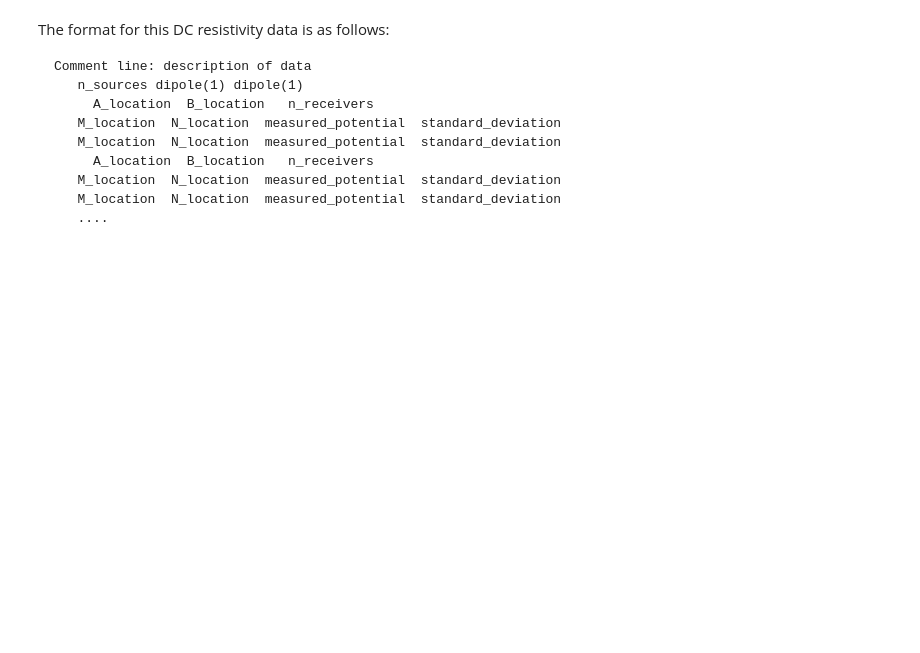
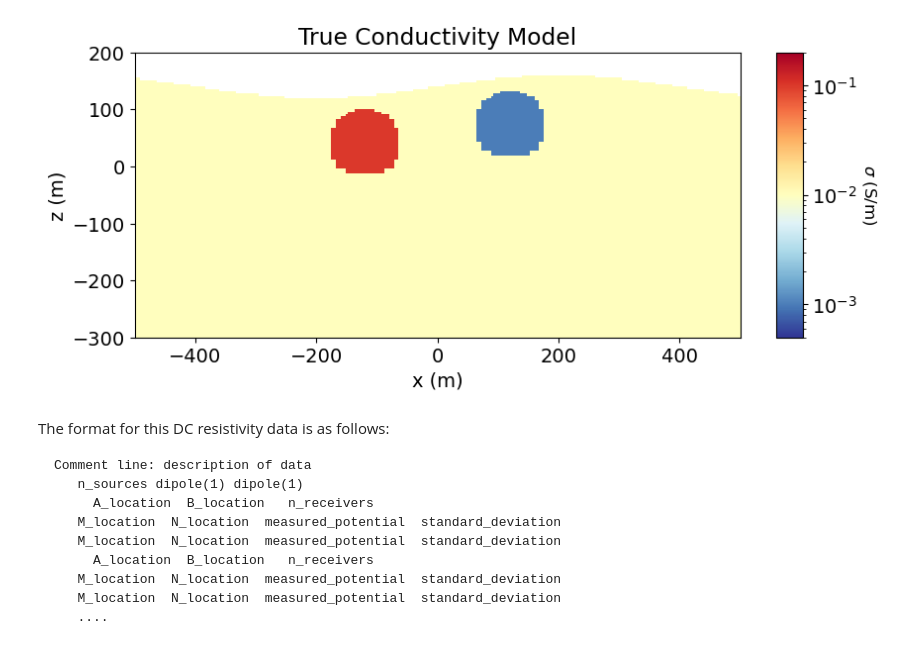
Before and after one commit to mdsoto/sovg, a Jupyter notebook: Session_6_Potential_Methods/session_6_exercise.ipynb, the cells around one changed output. Saved outputs shown, nothing was run; the diff lists cells and outputs as text; code cells hidden in the pictures; blank space fills up the shorter version.

```diff
--- a/Session_6_Potential_Methods/HW_resistivity_inversion.ipynb
+++ b/Session_6_Potential_Methods/session_6_exercise.ipynb
@@ -42,3 +48,50 @@ cmap = mpl.cm.RdYlBu_r  # default colormap
+# %%
+# Recreate the true model
+true_background_conductivity = 1e-2
+true_conductor_conductivity = 1e-1
+true_resistor_conductivity = 1e-3
+
+true_conductivity_model = true_background_conductivity * np.ones(n_active)
+
+ind_conductor = model_builder.get_indices_sphere(
+    np.r_[-120.0, 40.0], 60.0, mesh.cell_centers[active_cells, :]
+)
+true_conductivity_model[ind_conductor] = true_conductor_conductivity
+
+ind_resistor = model_builder.get_indices_sphere(
+    np.r_[120.0, 72.0], 60.0, mesh.cell_centers[active_cells, :]
+)
+true_conductivity_model[ind_resistor] = true_resistor_conductivity
+# Plot only the true subsurface conductivity model
+fig = plt.figure(figsize=(9, 4))
+ax1 = fig.add_axes([0.12, 0.17, 0.68, 0.72])
+
+# Define a mapping to plot models and ignore inactive cells
+plotting_map = maps.InjectActiveCells(mesh, active_cells, np.nan)
+
+norm = LogNorm(vmin=5e-4, vmax=2e-1)
+
+mesh.plot_image(
+    plotting_map * true_conductivity_model,
+    ax=ax1,
+    grid=False,
+    pcolor_opts={"norm": norm, "cmap": mpl.cm.RdYlBu_r},
+)
+ax1.set_xlim(-500, 500)
+ax1.set_ylim(-300, 200)
+ax1.set_title("True Conductivity Model")
+ax1.set_xlabel("x (m)")
+ax1.set_ylabel("z (m)")
+
+ax2 = fig.add_axes([0.84, 0.17, 0.03, 0.72])
+cbar = mpl.colorbar.ColorbarBase(
+    ax2, norm=norm, orientation="vertical", cmap=mpl.cm.RdYlBu_r
+)
+cbar.set_label(r"$\sigma$ (S/m)", rotation=270, labelpad=15, size=12)
+
+plt.show()
+# %% [output]
+[figure, added]
 # %%
 # path to the directory containing our data
 dir_path = ".\data"
```
Also changed, not shown: parts of 17 cells of this notebook, 35 other files.
